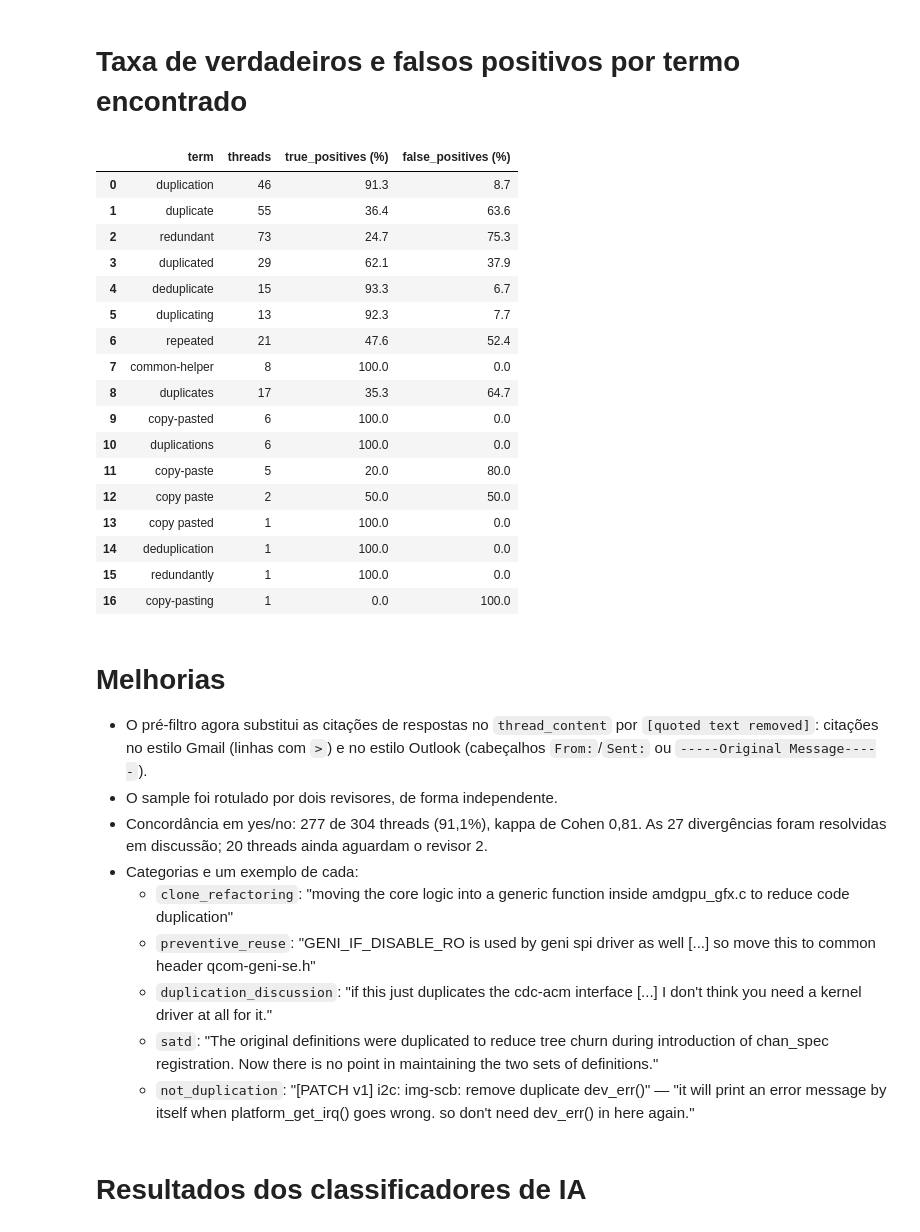
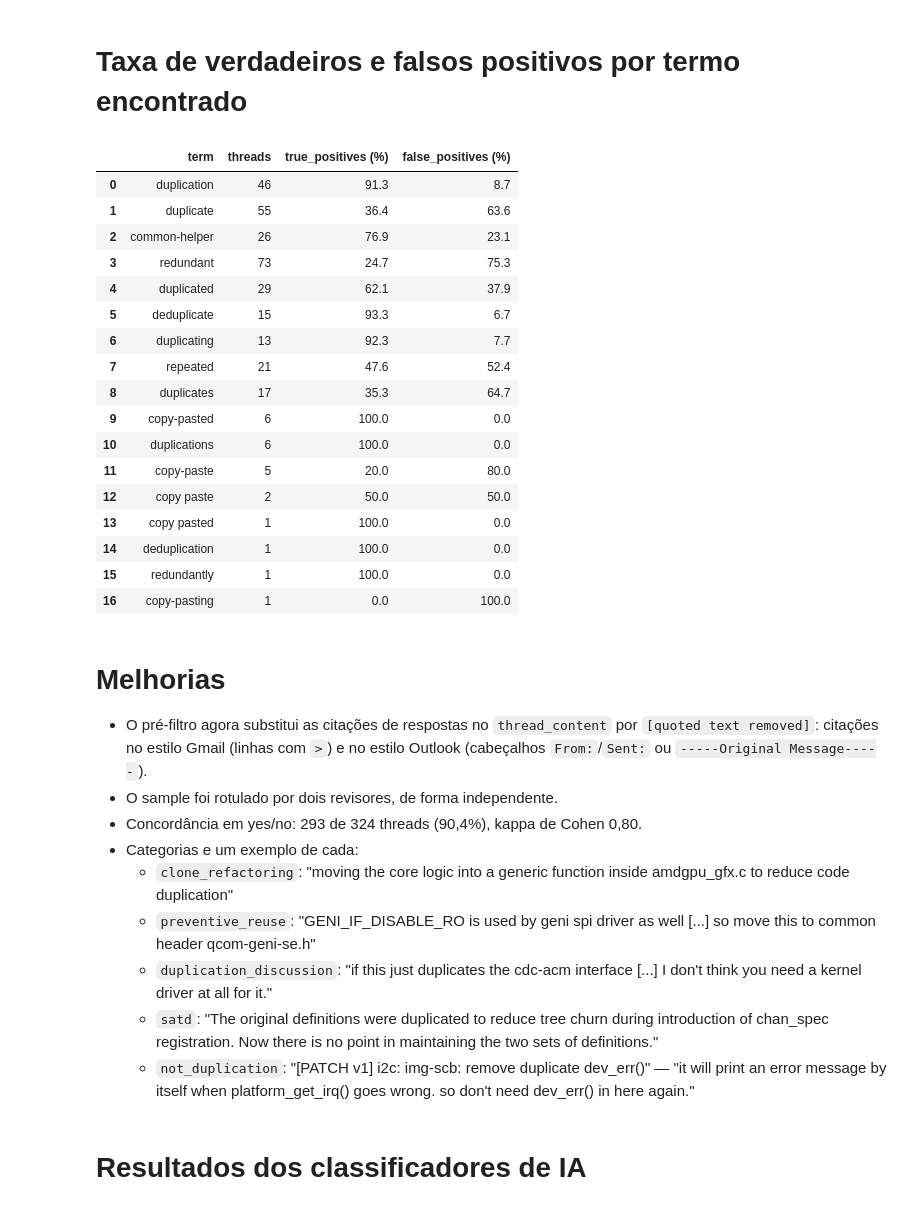
Before and after one commit to natalia-sa/lkml5ws-data-analysis, a Jupyter notebook: select_sample/sample_stats.ipynb, the cells around one changed output. Saved outputs shown, nothing was run; the diff lists cells and outputs as text; code cells hidden in the pictures.

```diff
--- a/select_sample/v2/sample_stats.ipynb
+++ b/select_sample/sample_stats.ipynb
@@ -168,40 +168,40 @@ per_term_threads
 # %% [markdown]
 # Taxa de verdadeiros e falsos positivos por termo encontrado
 # %%
-CONSOLIDATED = 'consolidated/sample_review_all_v2_consolidated_quotes_removed.csv'
+CONSOLIDATED = 'consolidated/sample_review_all_consolidated_quotes_removed.csv'
 
 reviewed = pd.read_csv(CONSOLIDATED, dtype=str, keep_default_na=False)
 # matched_terms is what the current pre-filter matches in the stored content
 # (quoted replies already replaced). Threads it no longer matches drop out.
 matched = reviewed[reviewed['matched_terms'] != ''].copy()
 matched['term'] = matched['matched_terms'].str.split(',')
 
 per_term = (
     matched.explode('term')
     .groupby('term')['final_decision']
     .value_counts()
     .unstack(fill_value=0)
     .rename(columns={'yes': 'true_positives', 'no': 'false_positives'})
 )
 per_term['threads'] = per_term['true_positives'] + per_term['false_positives']
 
 summary = pd.DataFrame({
     'threads': per_term['threads'],
     'true_positives (%)': (100 * per_term['true_positives'] / per_term['threads']).round(1),
     'false_positives (%)': (100 * per_term['false_positives'] / per_term['threads']).round(1),
 })
 
 summary.loc[per_term.sort_values(['true_positives', 'threads'], ascending=False).index].rename_axis('term').reset_index()
 # %% [output]
 |  | term | threads | true_positives (%) | false_positives (%) |
 | 0 | duplication | 46 | 91.3 | 8.7 |
 | 1 | duplicate | 55 | 36.4 | 63.6 |
-| 2 | redundant | 73 | 24.7 | 75.3 |
-| 3 | duplicated | 29 | 62.1 | 37.9 |
-| 4 | deduplicate | 15 | 93.3 | 6.7 |
-| 5 | duplicating | 13 | 92.3 | 7.7 |
-| 6 | repeated | 21 | 47.6 | 52.4 |
-| 7 | common-helper | 8 | 100.0 | 0.0 |
+| 2 | common-helper | 26 | 76.9 | 23.1 |
+| 3 | redundant | 73 | 24.7 | 75.3 |
+| 4 | duplicated | 29 | 62.1 | 37.9 |
+| 5 | deduplicate | 15 | 93.3 | 6.7 |
+| 6 | duplicating | 13 | 92.3 | 7.7 |
+| 7 | repeated | 21 | 47.6 | 52.4 |
 | 8 | duplicates | 17 | 35.3 | 64.7 |
 | 9 | copy-pasted | 6 | 100.0 | 0.0 |
 | 10 | duplications | 6 | 100.0 | 0.0 |
@@ -216,7 +216,7 @@ summary.loc[per_term.sort_values(['true_positives', 'threads'], ascending=False)
 
 - O pré-filtro agora substitui as citações de respostas no `thread_content` por `[quoted text removed]`: citações no estilo Gmail (linhas com `>`) e no estilo Outlook (cabeçalhos `From:`/`Sent:` ou `-----Original Message-----`).
 - O sample foi rotulado por dois revisores, de forma independente.
-- Concordância em yes/no: 277 de 304 threads (91,1%), kappa de Cohen 0,81. As 27 divergências foram resolvidas em discussão; 20 threads ainda aguardam o revisor 2.
+- Concordância em yes/no: 293 de 324 threads (90,4%), kappa de Cohen 0,80.
 - Categorias e um exemplo de cada:
   - `clone_refactoring`: "moving the core logic into a generic function inside amdgpu_gfx.c to reduce code duplication"
   - `preventive_reuse`: "GENI_IF_DISABLE_RO is used by geni spi driver as well [...] so move this to common header qcom-geni-se.h"
```
Also changed, not shown: parts of 9 cells of this notebook, 14 other files.
